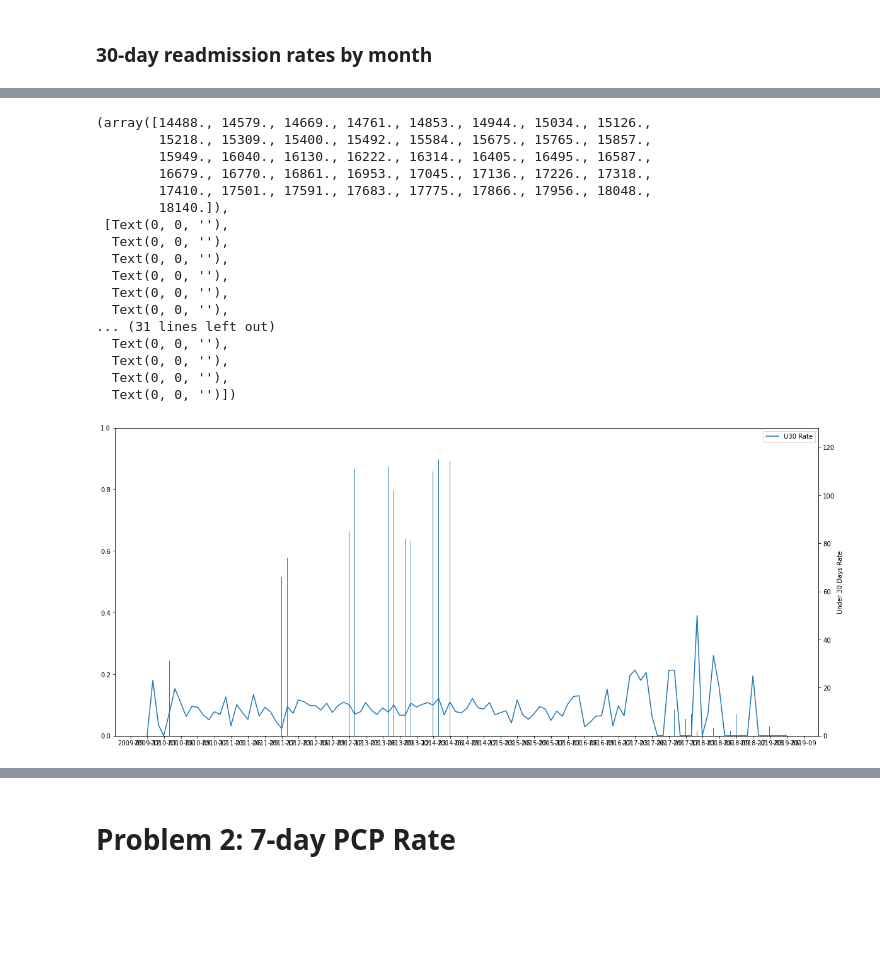
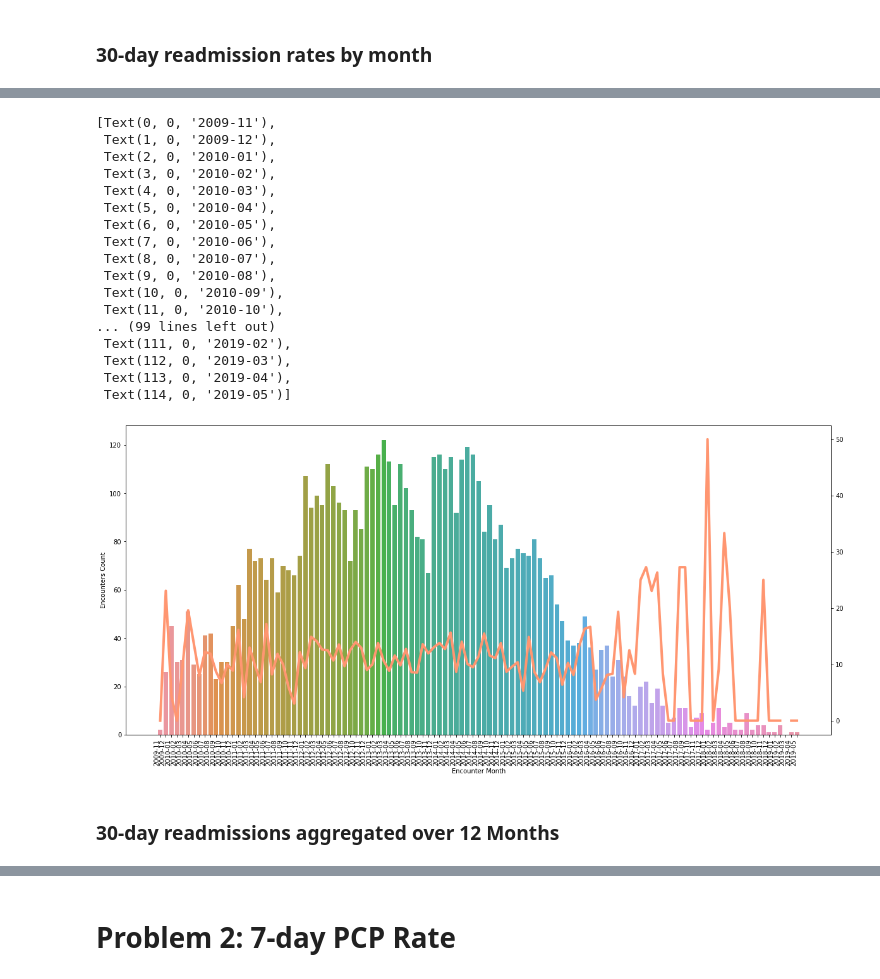
Before and after one commit to jrioross/ursa_health_hospital_readmissions, a Jupyter notebook: ursa_health.ipynb, the cells around one changed output, grey strips where cells are left out. Cells and saved outputs as stored; diff of their text form; code cells hidden in the pictures; blank space fills up the shorter version.

```diff
--- a/ursa_health.ipynb
+++ b/ursa_health.ipynb
@@ -163,30 +174,46 @@ plt.savefig('monthly_u30_rates_rough', transparent = True)
-# %%
-fig, ax1 = plt.subplots(figsize = (20,9))
-ax2 = ax1.twinx()
-
-ax1 = plt.bar(data = monthly_u30_rates, x = 'Encounter Month', height = 'Encounters Count')
-ax2 = sns.lineplot(data = monthly_u30_rates, x = 'Encounter Month', y = 'Under 30 Days Rate', label = 'U30 Rate')
-
-ax2.xaxis.set_major_locator(mdates.MonthLocator(interval=3))
-#ax2.xaxis.set_major_formatter(mdates.DateFormatter('%b - %y'))
-plt.xticks(rotation = 90)
-# %% [output]
-(array([14488., 14579., 14669., 14761., 14853., 14944., 15034., 15126.,
-        15218., 15309., 15400., 15492., 15584., 15675., 15765., 15857.,
-        15949., 16040., 16130., 16222., 16314., 16405., 16495., 16587.,
-        16679., 16770., 16861., 16953., 17045., 17136., 17226., 17318.,
-        17410., 17501., 17591., 17683., 17775., 17866., 17956., 18048.,
-        18140.]),
- [Text(0, 0, ''),
-  Text(0, 0, ''),
-  Text(0, 0, ''),
-  Text(0, 0, ''),
-  Text(0, 0, ''),
-  Text(0, 0, ''),
-... (31 lines left out)
-  Text(0, 0, ''),
-  Text(0, 0, ''),
-  Text(0, 0, ''),
-  Text(0, 0, '')])
-[figure, removed]
+# %%
+fig, ax1 = plt.subplots(figsize = (20,9))
+
+ax1 = sns.barplot(x = "Encounter Month",
+                  y = "Encounters Count",
+                  data = monthly_u30_rates,
+               #   color = '#0e5d59',
+                  saturation = 0.75,
+                  estimator = sum,
+                  ci = None,
+                  ax=ax1)
+
+ax2 = ax1.twinx()
+
+ax2.plot(ax1.get_xticks(),
+         monthly_u30_rates['Under 30 Days Rate'],
+         color = '#ff9671',
+         linewidth = 4)
+
+
+x_dates = monthly_u30_rates['Encounter Month'].dt.strftime('%Y-%m').sort_values()
+ax1.set_xticklabels(labels=x_dates, rotation=90, ha='right')
+#ax1.xaxis.set_major_locator(mdates.MonthLocator(interval=3))
+#ax1.xaxis.set_minor_locator(mdates.MonthLocator(interval = 1))
+# %% [output]
+[Text(0, 0, '2009-11'),
+ Text(1, 0, '2009-12'),
+ Text(2, 0, '2010-01'),
+ Text(3, 0, '2010-02'),
+ Text(4, 0, '2010-03'),
+ Text(5, 0, '2010-04'),
+ Text(6, 0, '2010-05'),
+ Text(7, 0, '2010-06'),
+ Text(8, 0, '2010-07'),
+ Text(9, 0, '2010-08'),
+ Text(10, 0, '2010-09'),
+ Text(11, 0, '2010-10'),
+... (99 lines left out)
+ Text(111, 0, '2019-02'),
+ Text(112, 0, '2019-03'),
+ Text(113, 0, '2019-04'),
+ Text(114, 0, '2019-05')]
+[figure, added]
+# %% [markdown]
+### 30-day readmissions aggregated over 12 Months
 # %%
```
Also changed, not shown: parts of 23 cells of this notebook.
